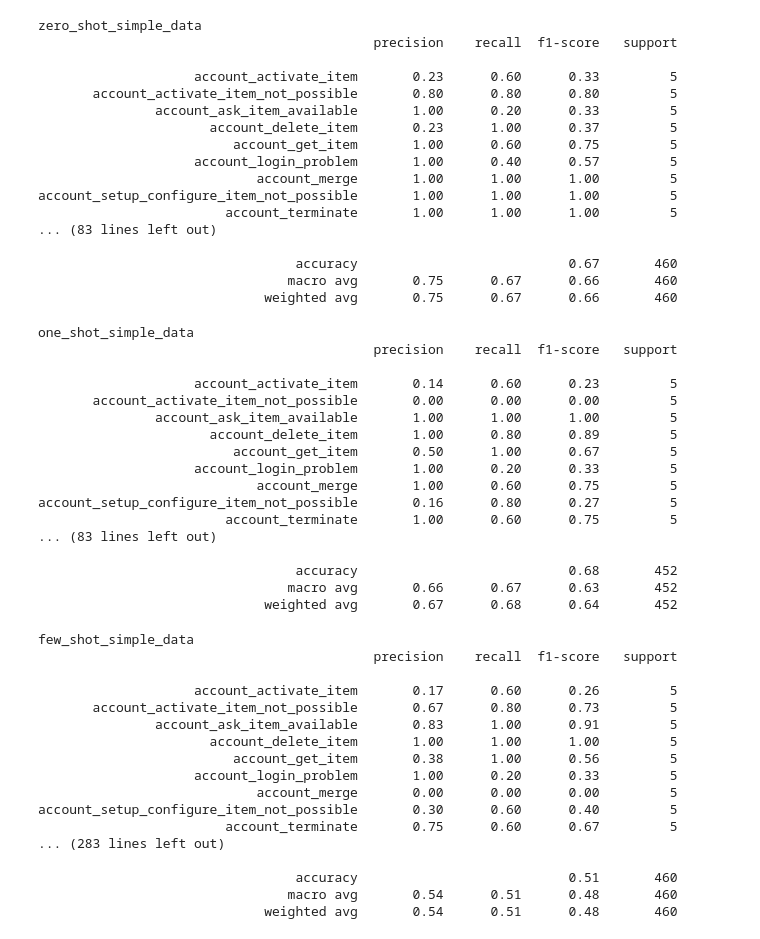
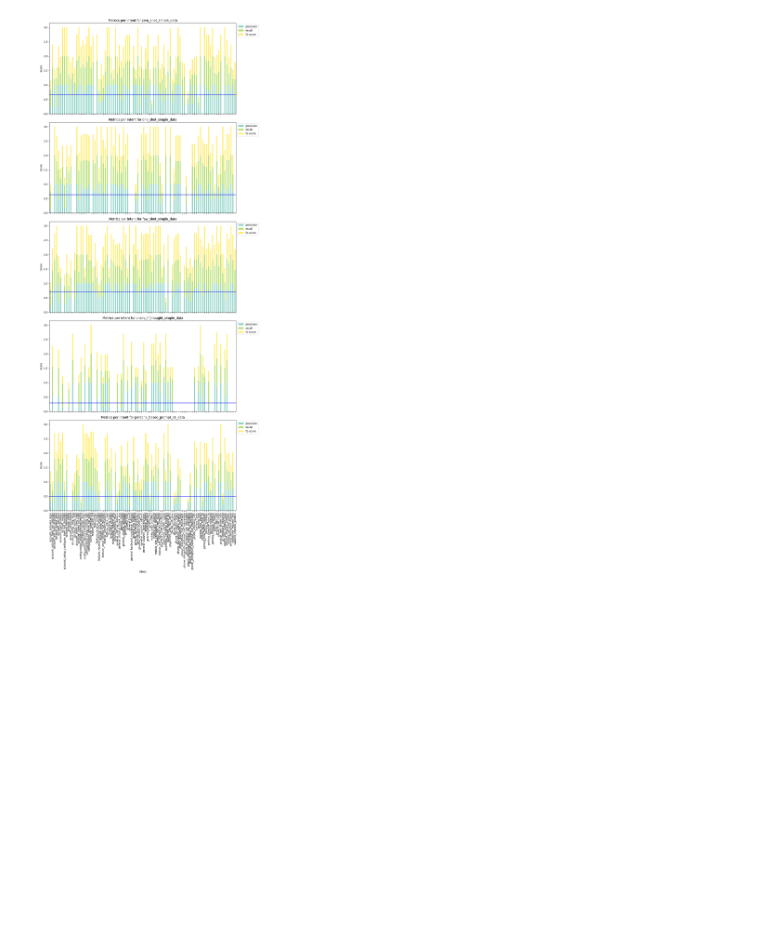
Before and after one commit to kobrue02/evaluating-llm-generated-nlu-data, a Jupyter notebook: bin/notebooks/train_eval_nlu.ipynb, the cells around one changed output. Cells and saved outputs as stored; diff of their text form; code cells hidden in the pictures; blank space fills up the shorter version.

```diff
--- a/bin/notebooks/train_eval_nlu.ipynb
+++ b/bin/notebooks/train_eval_nlu.ipynb
@@ -25,62 +25,10 @@ datasets = [
     "persona_based_prompt_s1_data"
 ]
 # %%
+reports = {}
 for fname in datasets:
     df = load_df(fname)
     train_df, test_df = model.split_dataset(df)
     model.fit(train_df)
     report = model.evaluate(test_df)
-    print(fname)
-    print(report)
+    reports[fname] = report
-# %% [output]
-zero_shot_simple_data
-                                           precision    recall  f1-score   support
-
-                    account_activate_item       0.23      0.60      0.33         5
-       account_activate_item_not_possible       0.80      0.80      0.80         5
-               account_ask_item_available       1.00      0.20      0.33         5
-                      account_delete_item       0.23      1.00      0.37         5
-                         account_get_item       1.00      0.60      0.75         5
-                    account_login_problem       1.00      0.40      0.57         5
-                            account_merge       1.00      1.00      1.00         5
-account_setup_configure_item_not_possible       1.00      1.00      1.00         5
-                        account_terminate       1.00      1.00      1.00         5
-... (83 lines left out)
-
-                                 accuracy                           0.67       460
-                                macro avg       0.75      0.67      0.66       460
-                             weighted avg       0.75      0.67      0.66       460
-one_shot_simple_data
-                                           precision    recall  f1-score   support
-
-                    account_activate_item       0.14      0.60      0.23         5
-       account_activate_item_not_possible       0.00      0.00      0.00         5
-               account_ask_item_available       1.00      1.00      1.00         5
-                      account_delete_item       1.00      0.80      0.89         5
-                         account_get_item       0.50      1.00      0.67         5
-                    account_login_problem       1.00      0.20      0.33         5
-                            account_merge       1.00      0.60      0.75         5
-account_setup_configure_item_not_possible       0.16      0.80      0.27         5
-                        account_terminate       1.00      0.60      0.75         5
-... (83 lines left out)
-
-                                 accuracy                           0.68       452
-                                macro avg       0.66      0.67      0.63       452
-                             weighted avg       0.67      0.68      0.64       452
-few_shot_simple_data
-                                           precision    recall  f1-score   support
-
-                    account_activate_item       0.17      0.60      0.26         5
-       account_activate_item_not_possible       0.67      0.80      0.73         5
-               account_ask_item_available       0.83      1.00      0.91         5
-                      account_delete_item       1.00      1.00      1.00         5
-                         account_get_item       0.38      1.00      0.56         5
-                    account_login_problem       1.00      0.20      0.33         5
-                            account_merge       0.00      0.00      0.00         5
-account_setup_configure_item_not_possible       0.30      0.60      0.40         5
-                        account_terminate       0.75      0.60      0.67         5
-... (283 lines left out)
-
-                                 accuracy                           0.51       460
-                                macro avg       0.54      0.51      0.48       460
-                             weighted avg       0.54      0.51      0.48       460
@@ -86,0 +83,4 @@ account_setup_configure_item_not_possible       0.30      0.60      0.40
+# %%
+stacked_bar_chart(reports)
+# %% [output]
+[figure, added]
```
Also changed, not shown: parts of 5 cells of this notebook.
